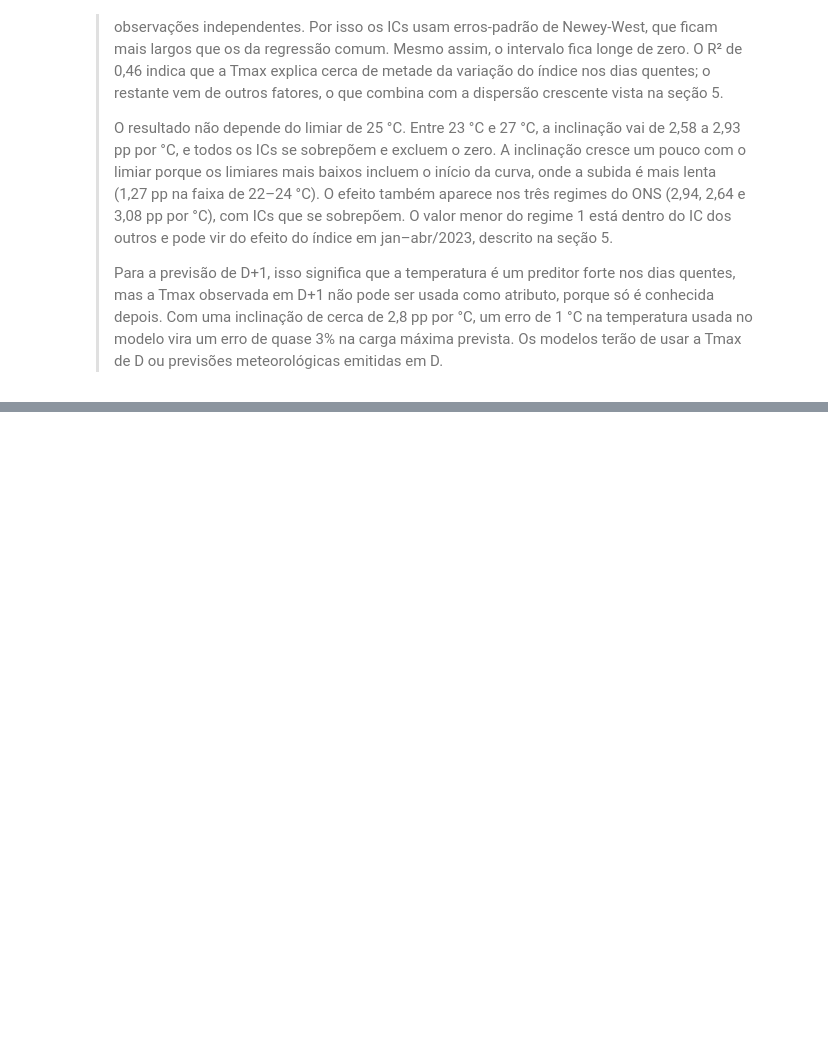
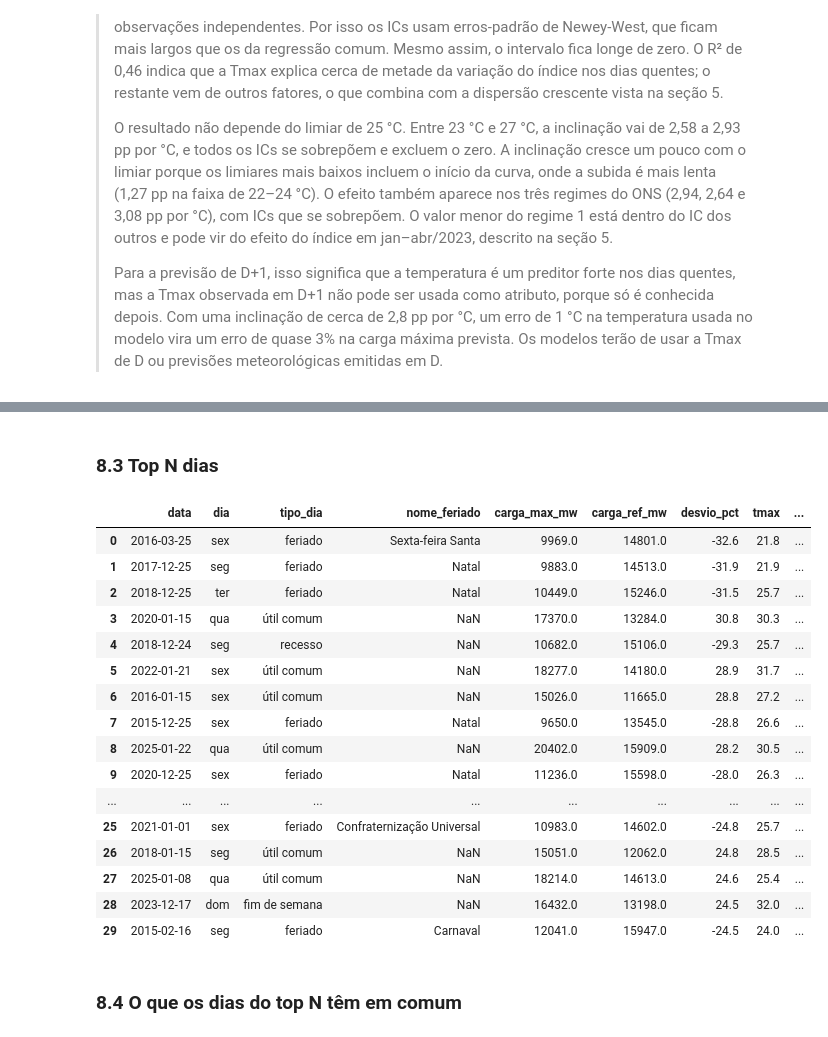
Before and after one commit to kaikezcarvalho/opt004-previsao-carga-sul, a Jupyter notebook: 03_analise.ipynb, the cells around one changed output, grey strips where cells are left out. Saved outputs shown, nothing was run; the diff lists cells and outputs as text; code cells hidden in the pictures; blank space fills up the shorter version.

```diff
--- a/03_analise.ipynb
+++ b/03_analise.ipynb
@@ -32,6 +32,20 @@ LIMIAR_CALOR = 25.0     # limiar de H1 na proposta: referência no gráfico da s
 LIMIARES_H1 = [23, 24, 25, 26, 27]   # °C, sensibilidade do resultado ao limiar
 HAC_LAGS = 10                        # defasagens dos erros-padrão Newey-West (cerca de duas semanas de dias úteis)
 
+# Seção 8 (desvios da média móvel)
+JANELA_MM = 28                 # dias anteriores usados como referência
+MM_MESMO_DIA_SEMANA = True     # True: referência = mesmos dias da semana dentro da janela (28 dias -> 4 valores)
+TOP_N_DESVIOS = 30
+# Regras da causa provável (8.2); a 8.5 compara as alternativas
+CALOR_RELATIVO = True              # True: calor = Tmax acima da média dos 28 dias anteriores; False: Tmax >= LIMIAR_CALOR
+LIMIAR_ANOMALIA = 2.0              # °C acima da média dos 28 dias anteriores
+MIN_ESPECIAIS_REF = 1              # dias de feriado/recesso/ponte na referência para ela contar como rebaixada
+ROTULO_COMBINADO = True            # True: calor + referência rebaixada vira uma causa própria
+FIM_ADAPTACAO_PANDEMIA = "2020-05-01"   # depois disso a referência já inclui a pandemia
+
+# Seção 9 (teste de H2)
+MIN_CONTROLES = 2       # dias úteis comuns comparáveis exigidos para o feriado entrar no teste
+
 # Cores (paleta categórica de referência em ordem fixa)
 COR = ["#2a78d6", "#eb6834", "#1baf7a"]
 TINTA, TINTA_2, GRADE = "#0b0b0b", "#52514e", "#e4e3df"
@@ -526,0 +775,39 @@ plt.tight_layout()
+# %% [markdown]
+### 8.3 Top N dias
+# %%
+top_desvios = sql(f"""
+SELECT data,
+       ['seg', 'ter', 'qua', 'qui', 'sex', 'sáb', 'dom'][dia_semana + 1] AS dia,
+       tipo_dia, nome_feriado,
+       ROUND(carga_max) AS carga_max_mw,
+       ROUND(carga_ref) AS carga_ref_mw,
+       ROUND(desvio_pct, 1) AS desvio_pct,
+       ROUND(tmax, 1) AS tmax,
+       ROUND(tmax_anomalia, 1) AS tmax_anomalia,
+       tempestade, pandemia, n_especiais_na_ref, regime_mudou_na_janela,
+       causa
+FROM desvios_causa
+ORDER BY ABS(desvio_pct) DESC
+LIMIT {TOP_N_DESVIOS}
+""")
+top_desvios
+# %% [output]
+|  | data | dia | tipo_dia | nome_feriado | carga_max_mw | carga_ref_mw | desvio_pct | tmax | ... |
+| 0 | 2016-03-25 | sex | feriado | Sexta-feira Santa | 9969.0 | 14801.0 | -32.6 | 21.8 | ... |
+| 1 | 2017-12-25 | seg | feriado | Natal | 9883.0 | 14513.0 | -31.9 | 21.9 | ... |
+| 2 | 2018-12-25 | ter | feriado | Natal | 10449.0 | 15246.0 | -31.5 | 25.7 | ... |
+| 3 | 2020-01-15 | qua | útil comum | NaN | 17370.0 | 13284.0 | 30.8 | 30.3 | ... |
+| 4 | 2018-12-24 | seg | recesso | NaN | 10682.0 | 15106.0 | -29.3 | 25.7 | ... |
+| 5 | 2022-01-21 | sex | útil comum | NaN | 18277.0 | 14180.0 | 28.9 | 31.7 | ... |
+| 6 | 2016-01-15 | sex | útil comum | NaN | 15026.0 | 11665.0 | 28.8 | 27.2 | ... |
+| 7 | 2015-12-25 | sex | feriado | Natal | 9650.0 | 13545.0 | -28.8 | 26.6 | ... |
+| 8 | 2025-01-22 | qua | útil comum | NaN | 20402.0 | 15909.0 | 28.2 | 30.5 | ... |
+| 9 | 2020-12-25 | sex | feriado | Natal | 11236.0 | 15598.0 | -28.0 | 26.3 | ... |
+| ... | ... | ... | ... | ... | ... | ... | ... | ... | ... |
+| 25 | 2021-01-01 | sex | feriado | Confraternização Universal | 10983.0 | 14602.0 | -24.8 | 25.7 | ... |
+| 26 | 2018-01-15 | seg | útil comum | NaN | 15051.0 | 12062.0 | 24.8 | 28.5 | ... |
+| 27 | 2025-01-08 | qua | útil comum | NaN | 18214.0 | 14613.0 | 24.6 | 25.4 | ... |
+| 28 | 2023-12-17 | dom | fim de semana | NaN | 16432.0 | 13198.0 | 24.5 | 32.0 | ... |
+| 29 | 2015-02-16 | seg | feriado | Carnaval | 12041.0 | 15947.0 | -24.5 | 24.0 | ... |
+# %% [markdown]
+### 8.4 O que os dias do top N têm em comum
```
Also changed, not shown: parts of 25 cells of this notebook.
